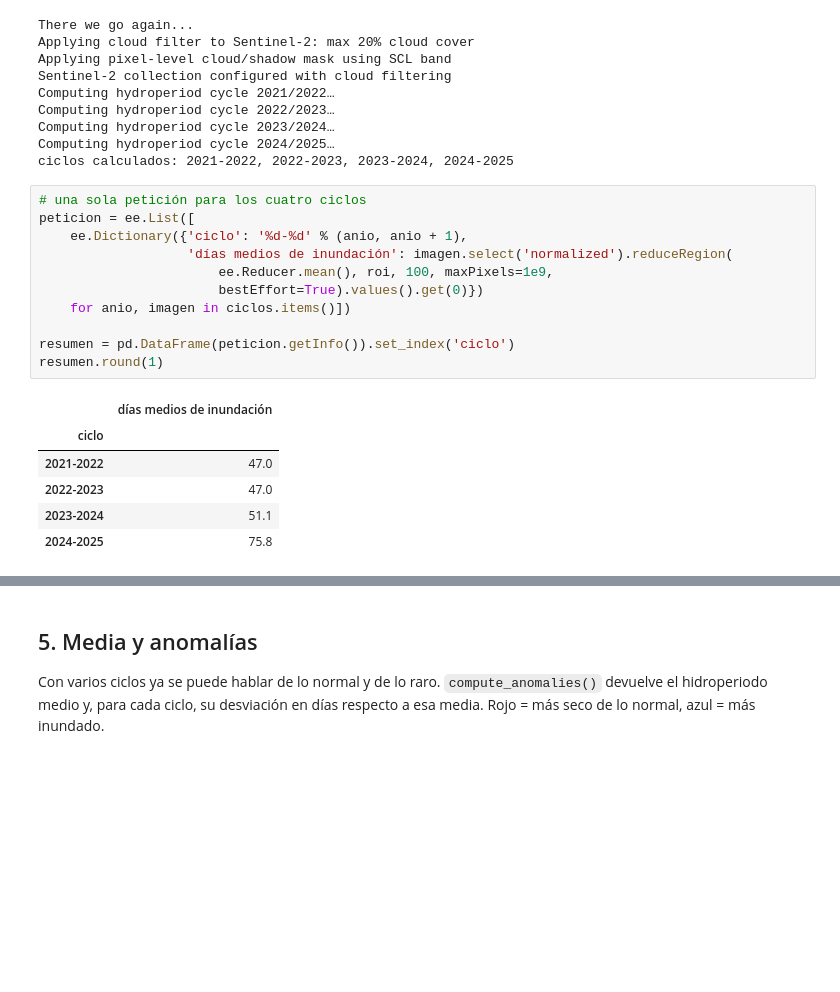
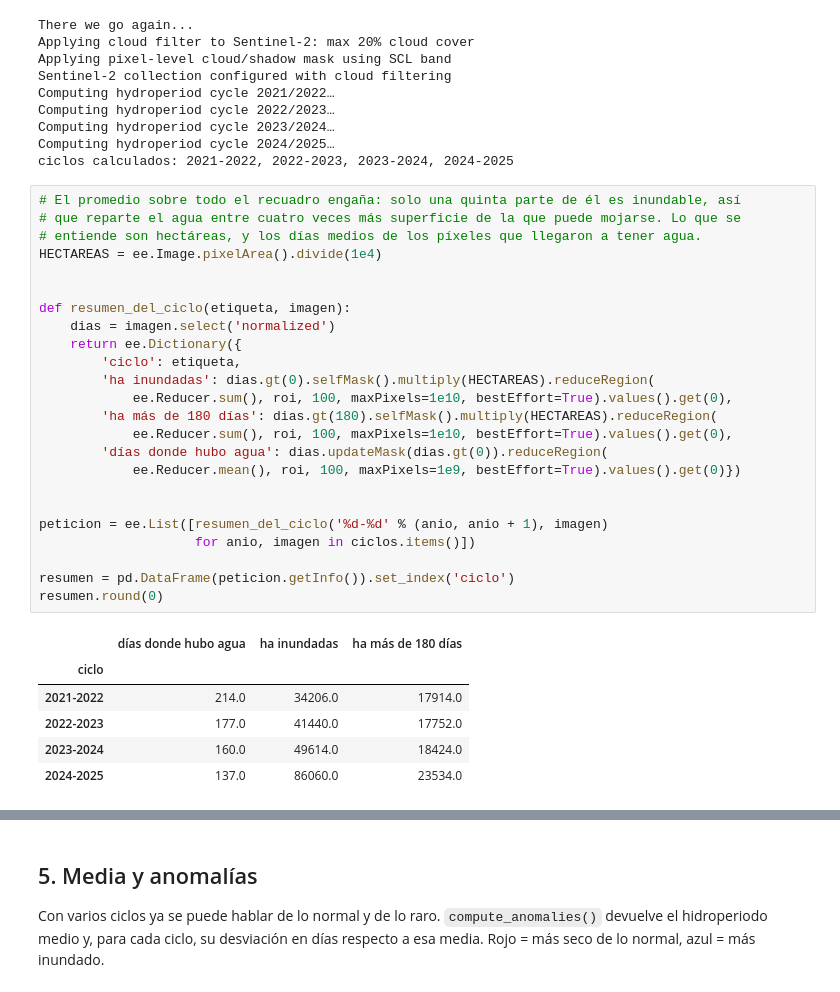
Before and after one commit to Digdgeo/Ndvi2Gif, a Jupyter notebook: workshops/ecoinformatica/notebooks/02_hidroperiodo.ipynb, the cells around one changed output, grey strips where cells are left out. Cells and saved outputs as stored; diff of their text form; blank space fills up the shorter version.

```diff
--- a/workshops/ecoinformatica/notebooks/02_hidroperiodo.ipynb
+++ b/workshops/ecoinformatica/notebooks/02_hidroperiodo.ipynb
@@ -181,23 +181,36 @@ Computing hydroperiod cycle 2023/2024…
 Computing hydroperiod cycle 2024/2025…
 ciclos calculados: 2021-2022, 2022-2023, 2023-2024, 2024-2025
 # %%
-# una sola petición para los cuatro ciclos
-peticion = ee.List([
-    ee.Dictionary({'ciclo': '%d-%d' % (anio, anio + 1),
-                   'días medios de inundación': imagen.select('normalized').reduceRegion(
-                       ee.Reducer.mean(), roi, 100, maxPixels=1e9,
-                       bestEffort=True).values().get(0)})
-    for anio, imagen in ciclos.items()])
+# El promedio sobre todo el recuadro engaña: solo una quinta parte de él es inundable, así
+# que reparte el agua entre cuatro veces más superficie de la que puede mojarse. Lo que se
+# entiende son hectáreas, y los días medios de los píxeles que llegaron a tener agua.
+HECTAREAS = ee.Image.pixelArea().divide(1e4)
+
+
+def resumen_del_ciclo(etiqueta, imagen):
+    dias = imagen.select('normalized')
+    return ee.Dictionary({
+        'ciclo': etiqueta,
+        'ha inundadas': dias.gt(0).selfMask().multiply(HECTAREAS).reduceRegion(
+            ee.Reducer.sum(), roi, 100, maxPixels=1e10, bestEffort=True).values().get(0),
+        'ha más de 180 días': dias.gt(180).selfMask().multiply(HECTAREAS).reduceRegion(
+            ee.Reducer.sum(), roi, 100, maxPixels=1e10, bestEffort=True).values().get(0),
+        'días donde hubo agua': dias.updateMask(dias.gt(0)).reduceRegion(
+            ee.Reducer.mean(), roi, 100, maxPixels=1e9, bestEffort=True).values().get(0)})
+
+
+peticion = ee.List([resumen_del_ciclo('%d-%d' % (anio, anio + 1), imagen)
+                    for anio, imagen in ciclos.items()])
 
 resumen = pd.DataFrame(peticion.getInfo()).set_index('ciclo')
-resumen.round(1)
+resumen.round(0)
 # %% [output]
-|  | días medios de inundación |
-| ciclo |  |
-| 2021-2022 | 47.0 |
-| 2022-2023 | 47.0 |
-| 2023-2024 | 51.1 |
-| 2024-2025 | 75.8 |
+|  | días donde hubo agua | ha inundadas | ha más de 180 días |
+| ciclo |  |  |  |
+| 2021-2022 | 214.0 | 34206.0 | 17914.0 |
+| 2022-2023 | 177.0 | 41440.0 | 17752.0 |
+| 2023-2024 | 160.0 | 49614.0 | 18424.0 |
+| 2024-2025 | 137.0 | 86060.0 | 23534.0 |
 # %%
 MapaCiclos = geemap.Map()
 MapaCiclos.centerObject(roi, 10)
```
Also changed, not shown: parts of 3 cells of this notebook.
